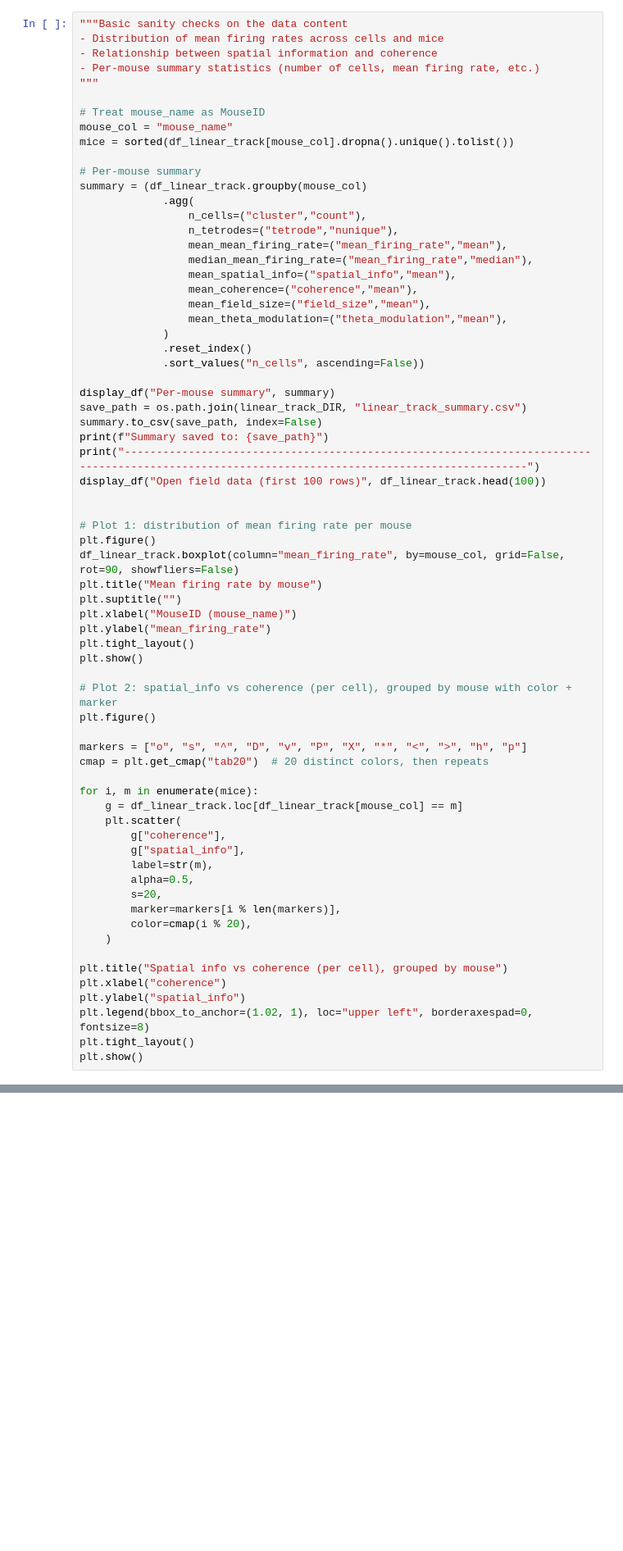
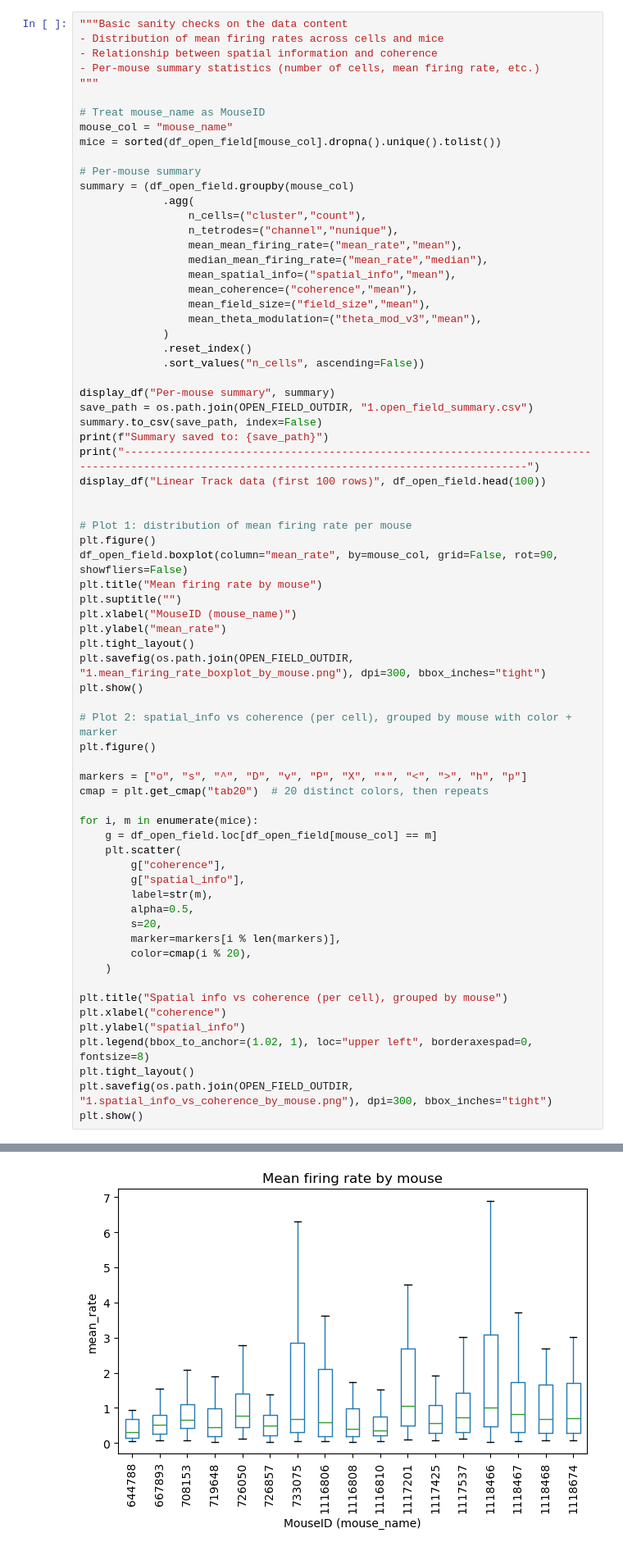
Before and after one commit to lkatsouri/NLGF_ephys_AXONA_data, a Jupyter notebook: ephys_LinearTrack_qc.ipynb, the cells around one changed output, grey strips where cells are left out. Shown at 82% size. Drawn from its saved outputs; the diff is of its cells as text; blank space fills up the shorter version.

```diff
--- a/ephys_LinearTrack_qc.ipynb
+++ b/ephys_LinearTrack_qc.ipynb
@@ -152,39 +226,40 @@ Column: Experimenter, Unique values:
 
 # Treat mouse_name as MouseID
 mouse_col = "mouse_name"
-mice = sorted(df_linear_track[mouse_col].dropna().unique().tolist())
+mice = sorted(df_open_field[mouse_col].dropna().unique().tolist())
 
 # Per-mouse summary
-summary = (df_linear_track.groupby(mouse_col)
+summary = (df_open_field.groupby(mouse_col)
              .agg(
                  n_cells=("cluster","count"),
-                 n_tetrodes=("tetrode","nunique"),
-                 mean_mean_firing_rate=("mean_firing_rate","mean"),
-                 median_mean_firing_rate=("mean_firing_rate","median"),
+                 n_tetrodes=("channel","nunique"),
+                 mean_mean_firing_rate=("mean_rate","mean"),
+                 median_mean_firing_rate=("mean_rate","median"),
                  mean_spatial_info=("spatial_info","mean"),
                  mean_coherence=("coherence","mean"),
                  mean_field_size=("field_size","mean"),
-                 mean_theta_modulation=("theta_modulation","mean"),
+                 mean_theta_modulation=("theta_mod_v3","mean"),
              )
              .reset_index()
              .sort_values("n_cells", ascending=False))
 
 display_df("Per-mouse summary", summary)
-save_path = os.path.join(linear_track_DIR, "linear_track_summary.csv")
+save_path = os.path.join(OPEN_FIELD_OUTDIR, "1.open_field_summary.csv")
 summary.to_csv(save_path, index=False)
 print(f"Summary saved to: {save_path}")
 print("-----------------------------------------------------------------------------------------------------------------------------------------------")
-display_df("Open field data (first 100 rows)", df_linear_track.head(100))
+display_df("Linear Track data (first 100 rows)", df_open_field.head(100))
 
 
 # Plot 1: distribution of mean firing rate per mouse
 plt.figure()
-df_linear_track.boxplot(column="mean_firing_rate", by=mouse_col, grid=False, rot=90, showfliers=False)
+df_open_field.boxplot(column="mean_rate", by=mouse_col, grid=False, rot=90, showfliers=False)
 plt.title("Mean firing rate by mouse")
 plt.suptitle("")
 plt.xlabel("MouseID (mouse_name)")
-plt.ylabel("mean_firing_rate")
+plt.ylabel("mean_rate")
 plt.tight_layout()
+plt.savefig(os.path.join(OPEN_FIELD_OUTDIR, "1.mean_firing_rate_boxplot_by_mouse.png"), dpi=300, bbox_inches="tight")
 plt.show()
 
 # Plot 2: spatial_info vs coherence (per cell), grouped by mouse with color + marker
@@ -194,7 +269,7 @@ markers = ["o", "s", "^", "D", "v", "P", "X", "*", "<", ">", "h", "p"]
 cmap = plt.get_cmap("tab20")  # 20 distinct colors, then repeats
 
 for i, m in enumerate(mice):
-    g = df_linear_track.loc[df_linear_track[mouse_col] == m]
+    g = df_open_field.loc[df_open_field[mouse_col] == m]
     plt.scatter(
         g["coherence"],
         g["spatial_info"],
@@ -210,5 +285,6 @@ plt.xlabel("coherence")
 plt.ylabel("spatial_info")
 plt.legend(bbox_to_anchor=(1.02, 1), loc="upper left", borderaxespad=0, fontsize=8)
 plt.tight_layout()
+plt.savefig(os.path.join(OPEN_FIELD_OUTDIR, "1.spatial_info_vs_coherence_by_mouse.png"), dpi=300, bbox_inches="tight")
 plt.show()
 # %% [output]
@@ -215,0 +327 @@ KeyError: "Column(s) ['field_size', 'mean_firing_rate', 'theta_modulation'] do n
+[figure, added]
```
Also changed, not shown: parts of 34 cells of this notebook.
